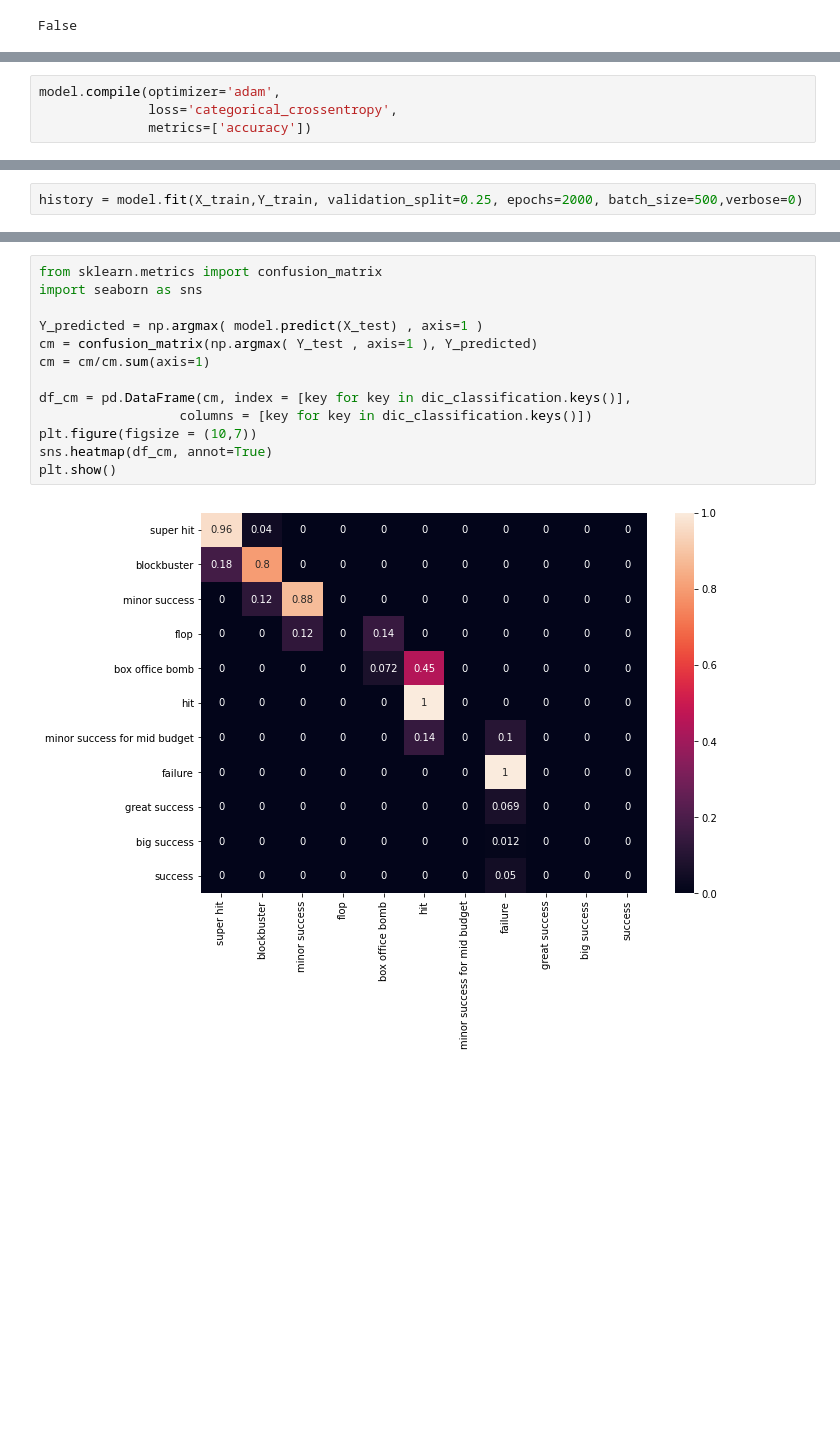
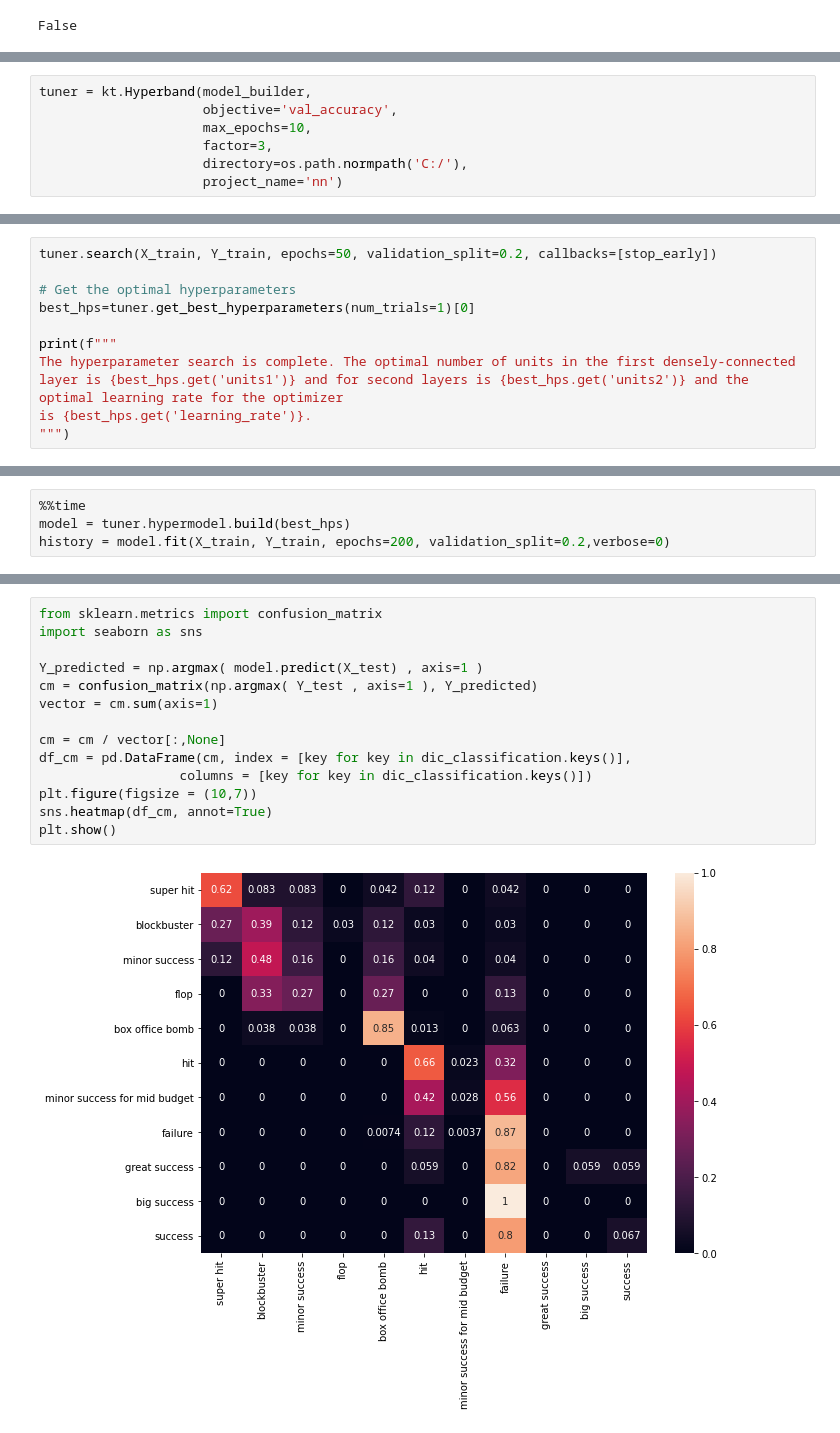
Before and after one commit to Ali-Setareh/Machine-learning-in-physics-Project, a Jupyter notebook: phase 3 - Neural Network/bining_data.ipynb, the cells around one changed output, grey strips where cells are left out. Drawn from its saved outputs; the diff is of its cells as text; blank space fills up the shorter version.

```diff
--- a/phase 3 - Neural Network/bining_data.ipynb
+++ b/phase 3 - Neural Network/bining_data.ipynb
@@ -561,4 +536,0 @@ _________________________________________________________________
-# %%
-model.compile(optimizer='adam',
-              loss='categorical_crossentropy',
-              metrics=['accuracy'])
@@ -564,0 +563,7 @@ model.compile(optimizer='adam',
+# %%
+tuner = kt.Hyperband(model_builder,
+                     objective='val_accuracy',
+                     max_epochs=10,
+                     factor=3,
+                     directory=os.path.normpath('C:/'),
+                     project_name='nn')
@@ -564,0 +572,11 @@ model.compile(optimizer='adam',
+# %%
+tuner.search(X_train, Y_train, epochs=50, validation_split=0.2, callbacks=[stop_early])
+
+# Get the optimal hyperparameters
+best_hps=tuner.get_best_hyperparameters(num_trials=1)[0]
+
+print(f"""
+The hyperparameter search is complete. The optimal number of units in the first densely-connected
+layer is {best_hps.get('units1')} and for second layers is {best_hps.get('units2')} and the optimal learning rate for the optimizer
+is {best_hps.get('learning_rate')}.
+""")
@@ -565,2 +594,4 @@ model.compile(optimizer='adam',
 # %%
-history = model.fit(X_train,Y_train, validation_split=0.25, epochs=2000, batch_size=500,verbose=0)
+%%time
+model = tuner.hypermodel.build(best_hps)
+history = model.fit(X_train, Y_train, epochs=200, validation_split=0.2,verbose=0)
@@ -586,15 +619,16 @@ plt.show()
 # %%
 from sklearn.metrics import confusion_matrix
 import seaborn as sns
 
 Y_predicted = np.argmax( model.predict(X_test) , axis=1 )
 cm = confusion_matrix(np.argmax( Y_test , axis=1 ), Y_predicted)
-cm = cm/cm.sum(axis=1)
+vector = cm.sum(axis=1)
 
+cm = cm / vector[:,None]
 df_cm = pd.DataFrame(cm, index = [key for key in dic_classification.keys()],
                   columns = [key for key in dic_classification.keys()])
 plt.figure(figsize = (10,7))
 sns.heatmap(df_cm, annot=True)
 plt.show()
 # %% [output]
-[figure, old version]
+[figure, new version]
```
Also changed, not shown: parts of 31 cells of this notebook, 5 other files.
